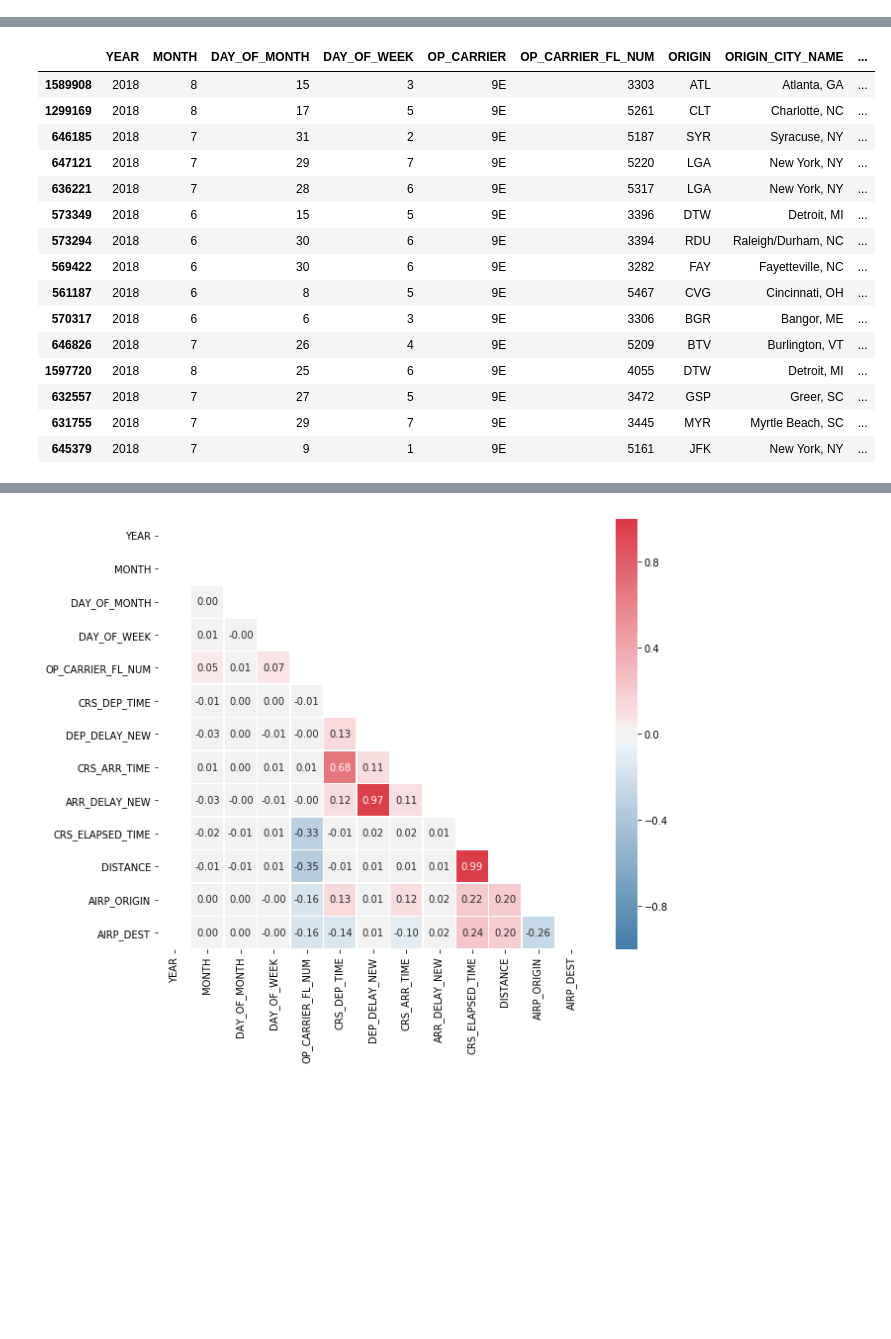
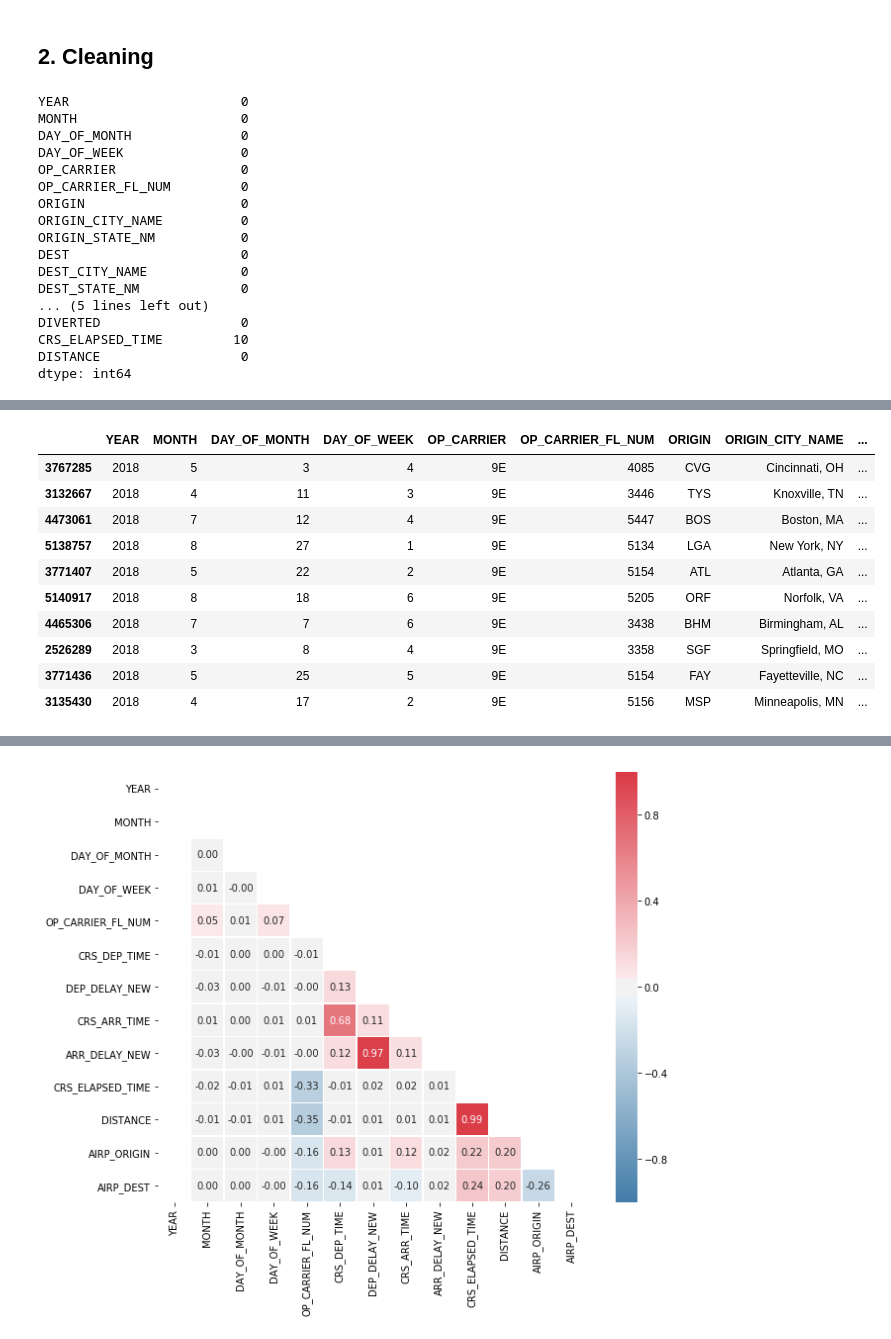
Before and after one commit to lubepe/PredictingFlightDelays, a Jupyter notebook: Predicting flight delays.ipynb, the cells around one changed output, grey strips where cells are left out. Cells and saved outputs as stored; diff of their text form; code cells hidden in the pictures; blank space fills up the shorter version.

Commit message:
Updating dataset with flights inputs from Nov2017 to Oct2018

```diff
--- a/Predicting flight delays.ipynb
+++ b/Predicting flight delays.ipynb
@@ -134,0 +77,5 @@ flights_df = flights_raw.loc[(flights_raw.DIVERTED == 0) & (flights_raw.CANCELLE
+# %%
+monthly_csv_dic = {'06/2017':jun_2017,'07/2017':jul_2017,'08/2017':ago_2017,'09/2017':sep_2017,'10/2017':oct_2017,
+                   '11/2017':nov_2017, '12/2017':dec_2017, '01/2018':jan_2018, '02/2018':feb_2018, '03/2018':mar_2018,
+                   '04/2018':apr_2018,'05/2018':may_2018, '06/2018':jun_2018, '07/2018':jul_2018, '08/2018':aug_2018,
+                   '09/2018':sep_2018, '10/2018':oct_2018 }
@@ -134,0 +136,4 @@ flights_df = flights_raw.loc[(flights_raw.DIVERTED == 0) & (flights_raw.CANCELLE
+# %%
+# concating the monthly df in one annual df (from Nov2017 to Oct2018)
+dataframes = [df for df in monthly_csv_dic.values()]
+oneyearflights_raw = pd.concat(dataframes[5:], ignore_index=True)
@@ -134,0 +239,2 @@ flights_df = flights_raw.loc[(flights_raw.DIVERTED == 0) & (flights_raw.CANCELLE
+# %%
+flights_df = oneyearflights_raw.copy()
@@ -134,0 +258,26 @@ flights_df = flights_raw.loc[(flights_raw.DIVERTED == 0) & (flights_raw.CANCELLE
+# %% [markdown]
+## 2. Cleaning
+# %%
+# flights that were either cancelled or diverted
+flights_df.loc[(flights_df.DIVERTED == 1) | (flights_df.CANCELLED == 1)].isnull().sum()
+# %% [output]
+YEAR                      0
+MONTH                     0
+DAY_OF_MONTH              0
+DAY_OF_WEEK               0
+OP_CARRIER                0
+OP_CARRIER_FL_NUM         0
+ORIGIN                    0
+ORIGIN_CITY_NAME          0
+ORIGIN_STATE_NM           0
+DEST                      0
+DEST_CITY_NAME            0
+DEST_STATE_NM             0
+... (5 lines left out)
+DIVERTED                  0
+CRS_ELAPSED_TIME         10
+DISTANCE                  0
+dtype: int64
+# %%
+#droping flights that were cancelled or diverted
+flights_df = flights_df.loc[(flights_df.DIVERTED == 0) & (flights_df.CANCELLED == 0)]
@@ -153,26 +305,22 @@ CRS_ELAPSED_TIME        0
 DISTANCE                0
 dtype: int64
 # %%
-# null_data is a subset of flights_df with all instances that have at least one missing value
+# null_data is a subset of flights_df that only have instances with at least one missing value
+# (subset created with the purpose to further check the data having missing values)
 null_data = flights_df[flights_df.isnull().any(axis=1)]
-null_data.sample(15)
+null_data.sample(10)
 # %% [output]
 |  | YEAR | MONTH | DAY_OF_MONTH | DAY_OF_WEEK | OP_CARRIER | OP_CARRIER_FL_NUM | ORIGIN | ORIGIN_CITY_NAME | ... |
-| 1589908 | 2018 | 8 | 15 | 3 | 9E | 3303 | ATL | Atlanta, GA | ... |
-| 1299169 | 2018 | 8 | 17 | 5 | 9E | 5261 | CLT | Charlotte, NC | ... |
-| 646185 | 2018 | 7 | 31 | 2 | 9E | 5187 | SYR | Syracuse, NY | ... |
-| 647121 | 2018 | 7 | 29 | 7 | 9E | 5220 | LGA | New York, NY | ... |
-| 636221 | 2018 | 7 | 28 | 6 | 9E | 5317 | LGA | New York, NY | ... |
-| 573349 | 2018 | 6 | 15 | 5 | 9E | 3396 | DTW | Detroit, MI | ... |
-| 573294 | 2018 | 6 | 30 | 6 | 9E | 3394 | RDU | Raleigh/Durham, NC | ... |
-| 569422 | 2018 | 6 | 30 | 6 | 9E | 3282 | FAY | Fayetteville, NC | ... |
-| 561187 | 2018 | 6 | 8 | 5 | 9E | 5467 | CVG | Cincinnati, OH | ... |
-| 570317 | 2018 | 6 | 6 | 3 | 9E | 3306 | BGR | Bangor, ME | ... |
-| 646826 | 2018 | 7 | 26 | 4 | 9E | 5209 | BTV | Burlington, VT | ... |
-| 1597720 | 2018 | 8 | 25 | 6 | 9E | 4055 | DTW | Detroit, MI | ... |
-| 632557 | 2018 | 7 | 27 | 5 | 9E | 3472 | GSP | Greer, SC | ... |
-| 631755 | 2018 | 7 | 29 | 7 | 9E | 3445 | MYR | Myrtle Beach, SC | ... |
-| 645379 | 2018 | 7 | 9 | 1 | 9E | 5161 | JFK | New York, NY | ... |
+| 3767285 | 2018 | 5 | 3 | 4 | 9E | 4085 | CVG | Cincinnati, OH | ... |
+| 3132667 | 2018 | 4 | 11 | 3 | 9E | 3446 | TYS | Knoxville, TN | ... |
+| 4473061 | 2018 | 7 | 12 | 4 | 9E | 5447 | BOS | Boston, MA | ... |
+| 5138757 | 2018 | 8 | 27 | 1 | 9E | 5134 | LGA | New York, NY | ... |
+| 3771407 | 2018 | 5 | 22 | 2 | 9E | 5154 | ATL | Atlanta, GA | ... |
+| 5140917 | 2018 | 8 | 18 | 6 | 9E | 5205 | ORF | Norfolk, VA | ... |
+| 4465306 | 2018 | 7 | 7 | 6 | 9E | 3438 | BHM | Birmingham, AL | ... |
+| 2526289 | 2018 | 3 | 8 | 4 | 9E | 3358 | SGF | Springfield, MO | ... |
+| 3771436 | 2018 | 5 | 25 | 5 | 9E | 5154 | FAY | Fayetteville, NC | ... |
+| 3135430 | 2018 | 4 | 17 | 2 | 9E | 5156 | MSP | Minneapolis, MN | ... |
 # %%
 null_data.describe(include=['O'])
 # %% [output]
```
Also changed, not shown: parts of 130 cells of this notebook.
